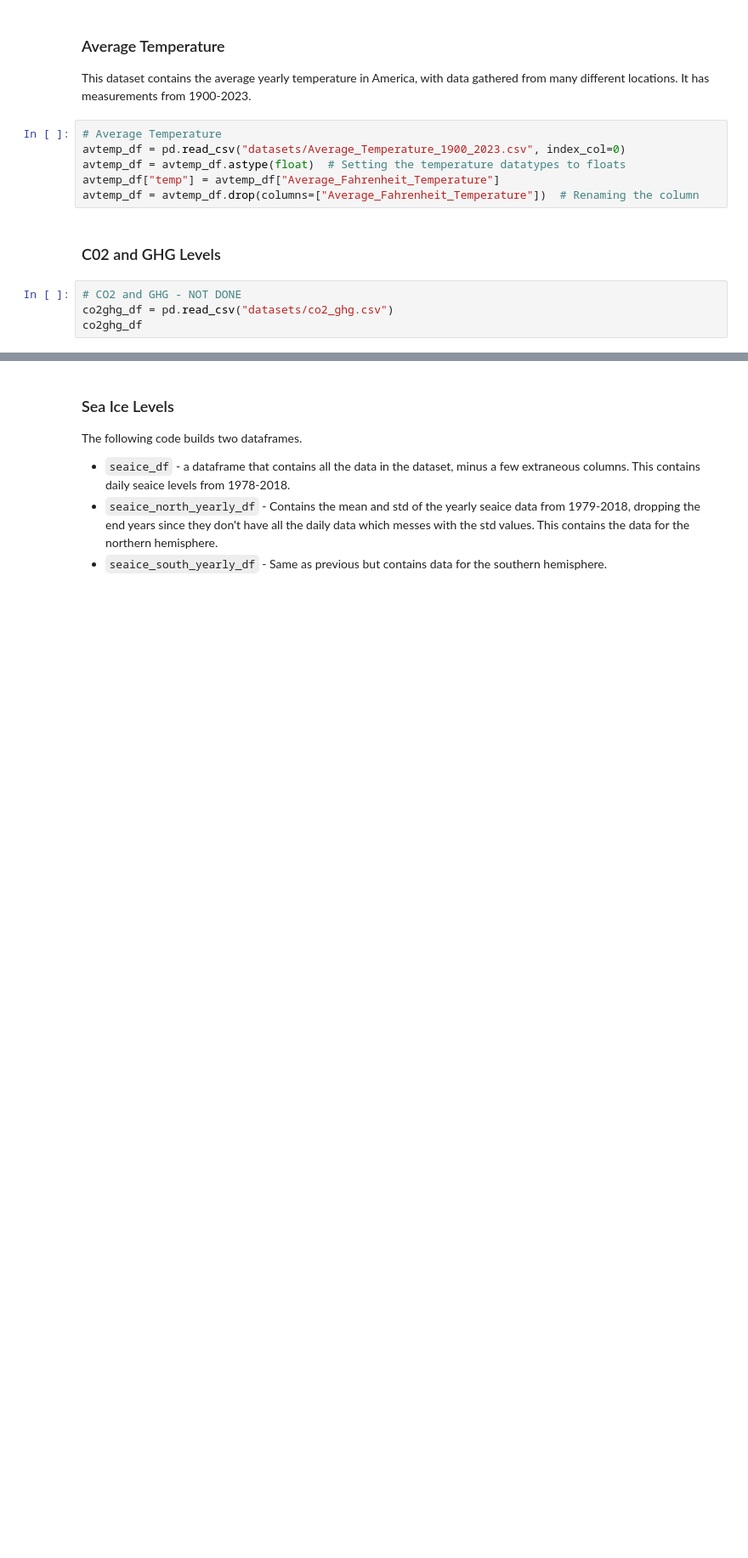
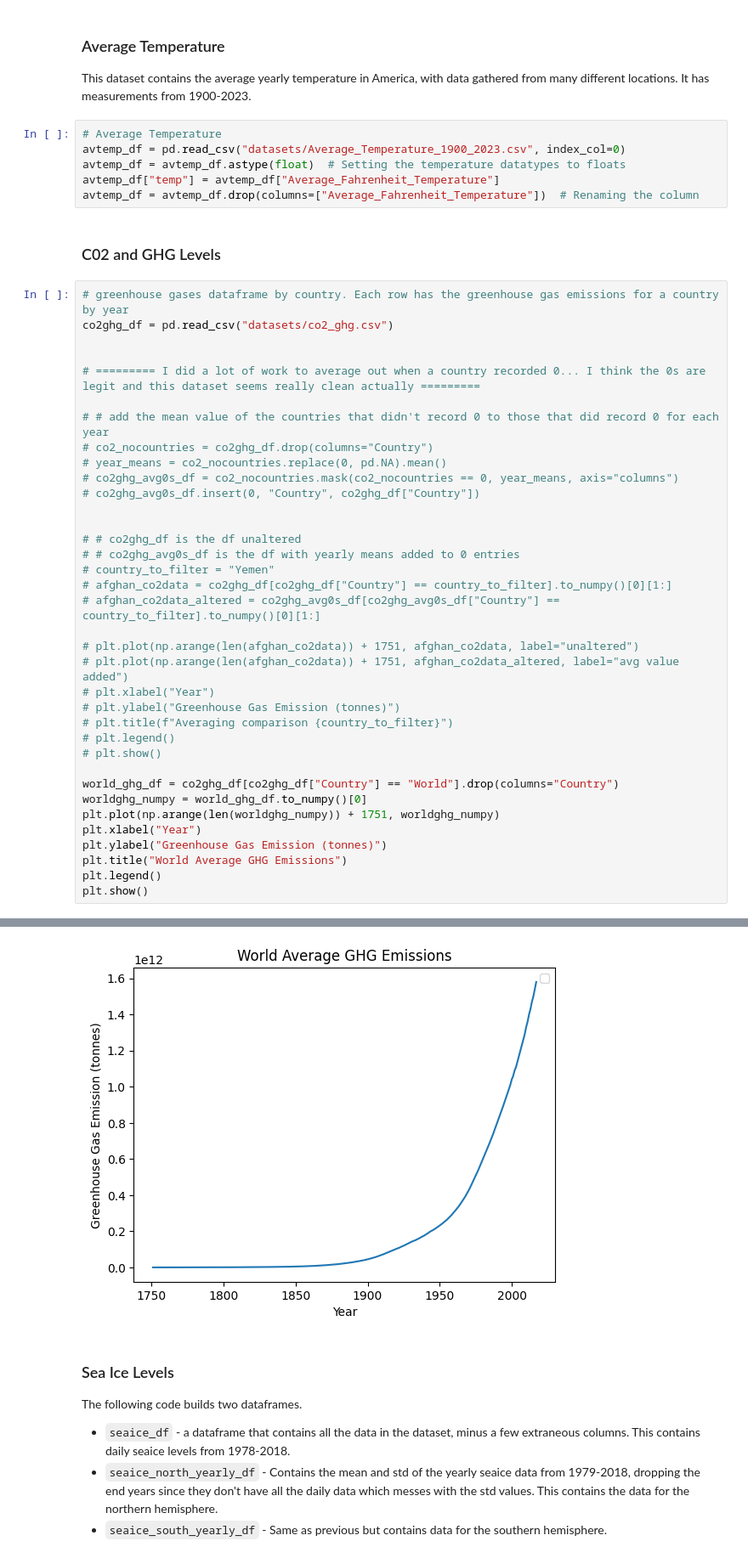
Before and after one commit to EthanPrimes/modeling_climate_change, a Jupyter notebook: data_cleaning.ipynb, the cells around one changed output, grey strips where cells are left out. Shown at 85% size. Drawn from its saved outputs; the diff is of its cells as text; blank space fills up the shorter version.

Commit message:
green house gasses df

```diff
--- a/data_cleaning.ipynb
+++ b/data_cleaning.ipynb
@@ -22,7 +22,39 @@ avtemp_df = avtemp_df.drop(columns=["Average_Fahrenheit_Temperature"])  # Renami
 # %% [markdown]
 ### C02 and GHG Levels
 # %%
-# CO2 and GHG - NOT DONE
+# greenhouse gases dataframe by country. Each row has the greenhouse gas emissions for a country by year
 co2ghg_df = pd.read_csv("datasets/co2_ghg.csv")
-co2ghg_df
+
+
+# ========= I did a lot of work to average out when a country recorded 0... I think the 0s are legit and this dataset seems really clean actually =========
+
+# # add the mean value of the countries that didn't record 0 to those that did record 0 for each year
+# co2_nocountries = co2ghg_df.drop(columns="Country")
+# year_means = co2_nocountries.replace(0, pd.NA).mean()
+# co2ghg_avg0s_df = co2_nocountries.mask(co2_nocountries == 0, year_means, axis="columns")
+# co2ghg_avg0s_df.insert(0, "Country", co2ghg_df["Country"])
+
+
+# # co2ghg_df is the df unaltered
+# # co2ghg_avg0s_df is the df with yearly means added to 0 entries
+# country_to_filter = "Yemen"
+# afghan_co2data = co2ghg_df[co2ghg_df["Country"] == country_to_filter].to_numpy()[0][1:]
+# afghan_co2data_altered = co2ghg_avg0s_df[co2ghg_avg0s_df["Country"] == country_to_filter].to_numpy()[0][1:]
+
+# plt.plot(np.arange(len(afghan_co2data)) + 1751, afghan_co2data, label="unaltered")
+# plt.plot(np.arange(len(afghan_co2data)) + 1751, afghan_co2data_altered, label="avg value added")
+# plt.xlabel("Year")
+# plt.ylabel("Greenhouse Gas Emission (tonnes)")
+# plt.title(f"Averaging comparison {country_to_filter}")
+# plt.legend()
+# plt.show()
+
+world_ghg_df = co2ghg_df[co2ghg_df["Country"] == "World"].drop(columns="Country")
+worldghg_numpy = world_ghg_df.to_numpy()[0]
+plt.plot(np.arange(len(worldghg_numpy)) + 1751, worldghg_numpy)
+plt.xlabel("Year")
+plt.ylabel("Greenhouse Gas Emission (tonnes)")
+plt.title("World Average GHG Emissions")
+plt.legend()
+plt.show()
 # %% [output]
@@ -42,3 +61,4 @@ co2ghg_df
+[figure, added]
 # %% [markdown]
 ### Sea Ice Levels
 The following code builds two dataframes.
```
Also changed, not shown: parts of 2 cells of this notebook.
